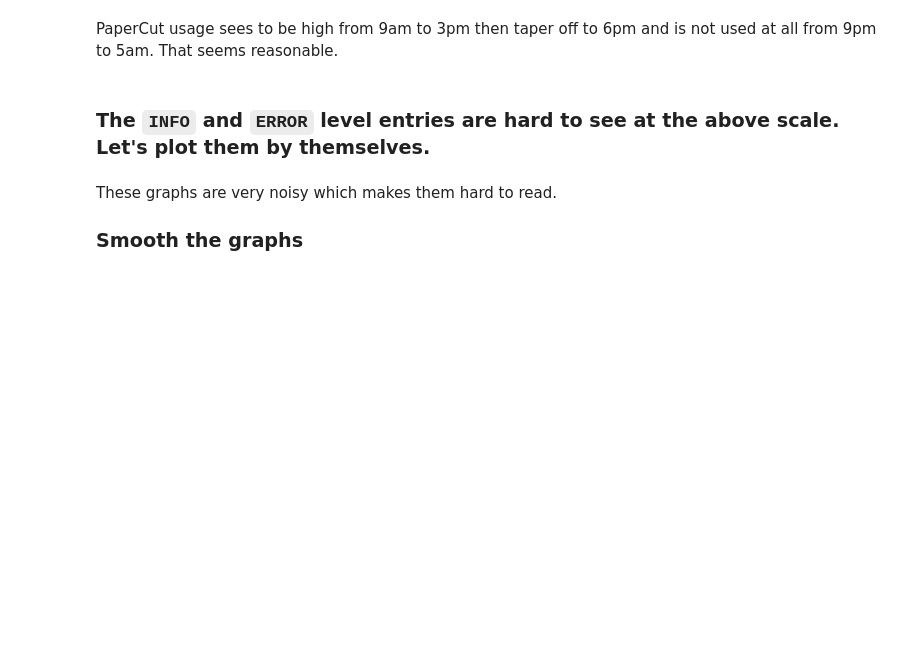
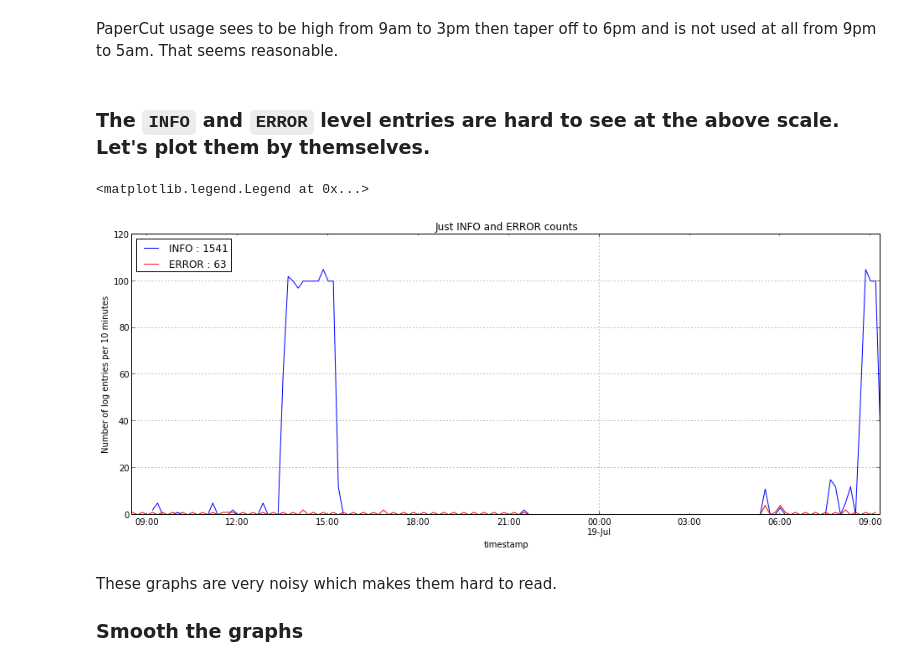
Before and after one commit to peterwilliams97/log_analysis, a Jupyter notebook: nb_pandas.ipynb, the cells around one changed output. Cells and saved outputs as stored; diff of their text form; code cells hidden in the pictures; blank space fills up the shorter version.

```diff
--- a/nb_pandas.ipynb
+++ b/nb_pandas.ipynb
@@ -188,10 +189,13 @@ PaperCut usage sees to be high from 9am to 3pm then taper off to 6pm and is not
 ### The `INFO` and `ERROR` level entries are hard to see at the above scale. Let's plot them by themselves.
 # %%
 for level in ['INFO', 'ERROR']:
-    bars = df[df.level==level].logfile.resample('10min', how='count')
+    bars = df[df.level==level].file.resample('10min', how='count')
     bars.plot(label='%s : %d' % (level, len(df[df.level==level])))
 title('Just INFO and ERROR counts')
 ylabel('Number of log entries per 10 minutes')
 legend()
+# %% [output]
+<matplotlib.legend.Legend at 0x...>
+[figure, added]
 # %%
 for level in ['ERROR']:
```
Also changed, not shown: parts of 6 cells of this notebook, 3 other files.
